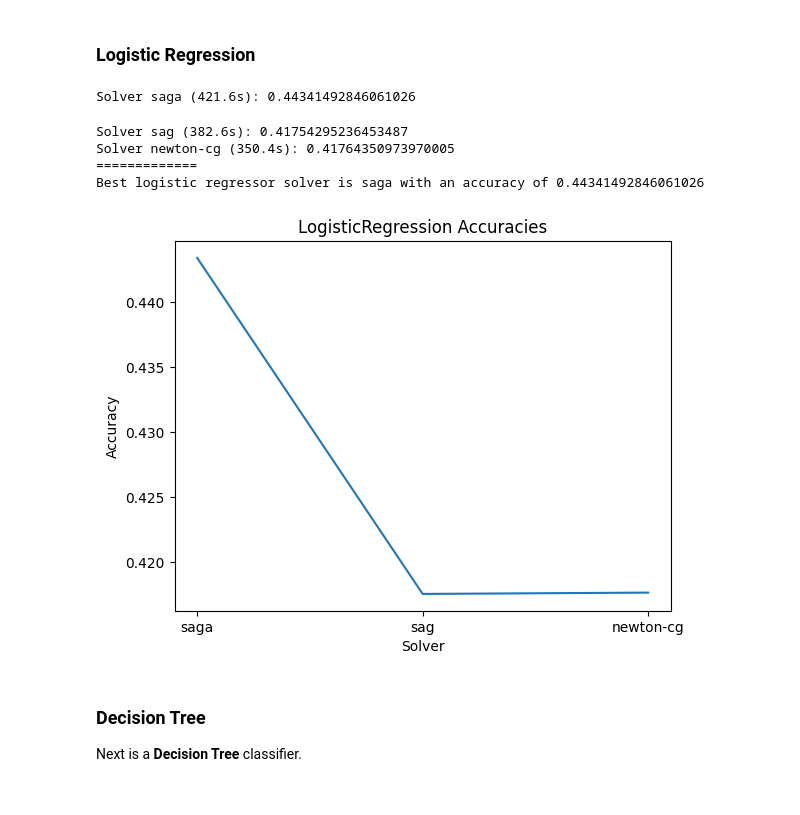
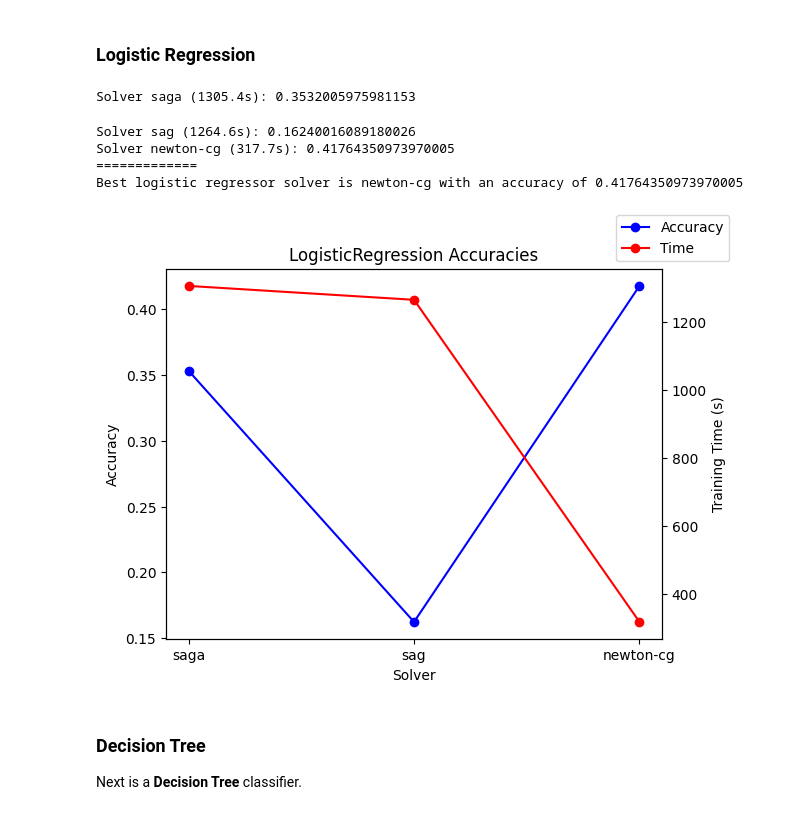
Before and after one commit to tikkikkit21/TrafficAccidentPrediction, a Jupyter notebook: machine_learning2.ipynb, the cells around one changed output. Drawn from its saved outputs; the diff is of its cells as text; code cells hidden in the pictures.

```diff
--- a/machine_learning2.ipynb
+++ b/machine_learning2.ipynb
@@ -106,6 +106,7 @@ best_lr_model = None
 best_lr_solver = None
 best_lr_acc = 0.0
 lr_acc = []
+lr_times = []
 
 for solver in solvers:
     # set up logistic regressor
@@ -114,7 +115,7 @@ for solver in solvers:
         random_state=1234,
         multi_class='multinomial',
         class_weight='balanced',
-        max_iter=250,
+        max_iter=1000,
         n_jobs=-2
     )
 
@@ -127,6 +128,7 @@ for solver in solvers:
     # get results
     print(f'Solver {solver} ({end_time - start_time:.1f}s): {acc}')
     lr_acc.append(acc)
+    lr_times.append(end_time - start_time)
 
     # save best
     if acc > best_lr_acc:
@@ -137,18 +139,24 @@ for solver in solvers:
 print('=============')
 print(f'Best logistic regressor solver is {best_lr_solver} with an accuracy of {best_lr_acc}')
 # %% [output]
-Solver saga (421.6s): 0.44341492846061026
+Solver saga (1305.4s): 0.3532005975981153
-Solver sag (382.6s): 0.41754295236453487
-Solver newton-cg (350.4s): 0.41764350973970005
+Solver sag (1264.6s): 0.16240016089180026
+Solver newton-cg (317.7s): 0.41764350973970005
 =============
-Best logistic regressor solver is saga with an accuracy of 0.44341492846061026
+Best logistic regressor solver is newton-cg with an accuracy of 0.41764350973970005
-# %%
-plt.plot(solvers, lr_acc)
-plt.title('LogisticRegression Accuracies')
-plt.xlabel('Solver')
-plt.ylabel('Accuracy');
-# %% [output]
-[figure, removed]
+# %%
+fig, ax1 = plt.subplots()
+ax1.plot(solvers, lr_acc, 'b-', label='Accuracy', marker='o')
+ax1.set_xlabel('Solver')
+ax1.set_ylabel('Accuracy')
+ax2 = ax1.twinx()
+ax2.plot(solvers, lr_times, 'r-', label='Time', marker='o')
+ax2.set_ylabel('Training Time (s)')
+
+plt.title('LogisticRegression Accuracies')
+fig.legend(loc='upper right');
+# %% [output]
+[figure, added]
 # %% [markdown]
 ### Decision Tree
 Next is a **Decision Tree** classifier.
```
Also changed, not shown: parts of 9 cells of this notebook.
